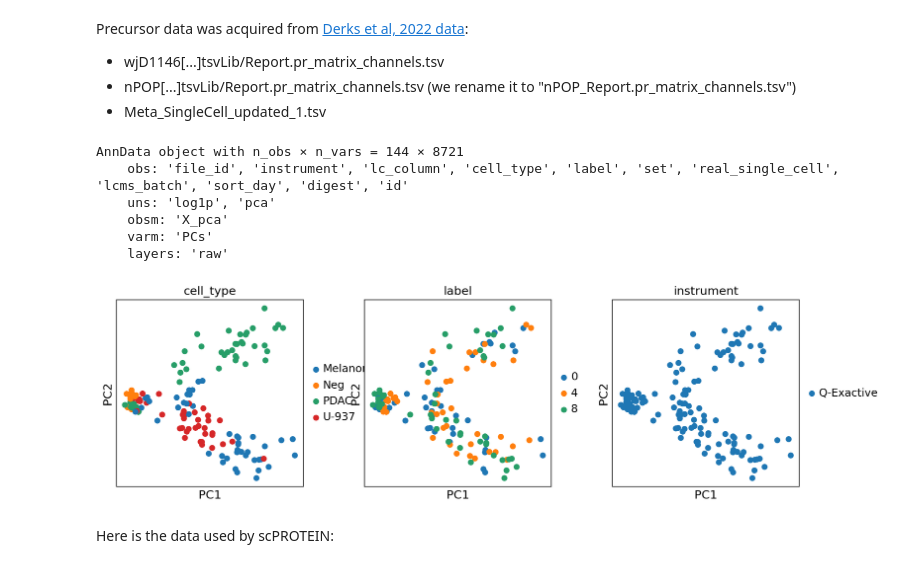
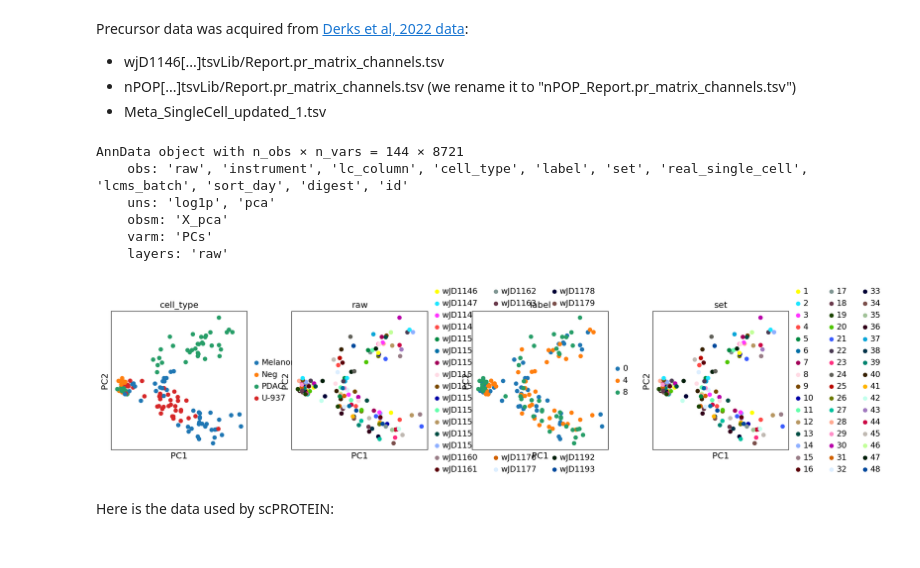
Before and after one commit to RasmusML/scPROTEIN, a Jupyter notebook: data_loading/data_loading.ipynb, the cells around one changed output. Saved outputs shown, nothing was run; the diff lists cells and outputs as text; code cells hidden in the pictures.

```diff
--- a/data_loading/data_loading.ipynb
+++ b/data_loading/data_loading.ipynb
@@ -441,9 +431,9 @@ PATH = "data/raw/plexDIA/Meta_SingleCell_updated_1.tsv"
 
 df_obs = pd.read_csv(PATH, sep="\t")
 df_obs.rename(columns={"Celltype": "cell_type"}, inplace=True)
-df_obs.rename(columns={"Raw": "file_id"}, inplace=True)
+#df_obs.rename(columns={"Raw": "file_id"}, inplace=True)
 # %%
-df_obs.index = ["{}-{}".format(raw, label).replace(".", "-") for raw, label in zip(df_obs["file_id"], df_obs["Label"])]
+df_obs.index = ["{}-{}".format(raw, label).replace(".", "-") for raw, label in zip(df_obs["Raw"], df_obs["Label"])]
 # %%
 def renamer(x):
     if x.startswith("w"):
@@ -464,9 +454,6 @@ X = df.drop(df_obs.columns, axis=1)
 var = pd.DataFrame(index=X.columns)
 X  = X.values
 # %%
-obs.index = np.arange(len(obs))
-obs.index = obs.index.astype(str)
-
 adata = sc.AnnData(X=X, obs=obs, var=var)
 sc.pp.log1p(adata, base=2)
 adata.layers["raw"] = adata.X.copy()
@@ -477,7 +464,7 @@ sc.tl.pca(adata)
 adata
 # %% [output]
 AnnData object with n_obs × n_vars = 144 × 8721
-    obs: 'file_id', 'instrument', 'lc_column', 'cell_type', 'label', 'set', 'real_single_cell', 'lcms_batch', 'sort_day', 'digest', 'id'
+    obs: 'raw', 'instrument', 'lc_column', 'cell_type', 'label', 'set', 'real_single_cell', 'lcms_batch', 'sort_day', 'digest', 'id'
     uns: 'log1p', 'pca'
     obsm: 'X_pca'
     varm: 'PCs'
@@ -485,9 +472,9 @@ AnnData object with n_obs × n_vars = 144 × 8721
 # %%
 adata.write("data/processed/plexDIA.h5ad")
 # %%
-sc.pl.pca(adata, color=["cell_type", "label", "instrument"], size=200)
+sc.pl.pca(adata, color=["cell_type", "raw", "label", "set"], size=200)
 # %% [output]
-[figure, old version]
+[figure, new version]
 # %% [markdown]
 Here is the data used by scPROTEIN:
 # %%
```
Also changed, not shown: parts of 17 cells of this notebook.
